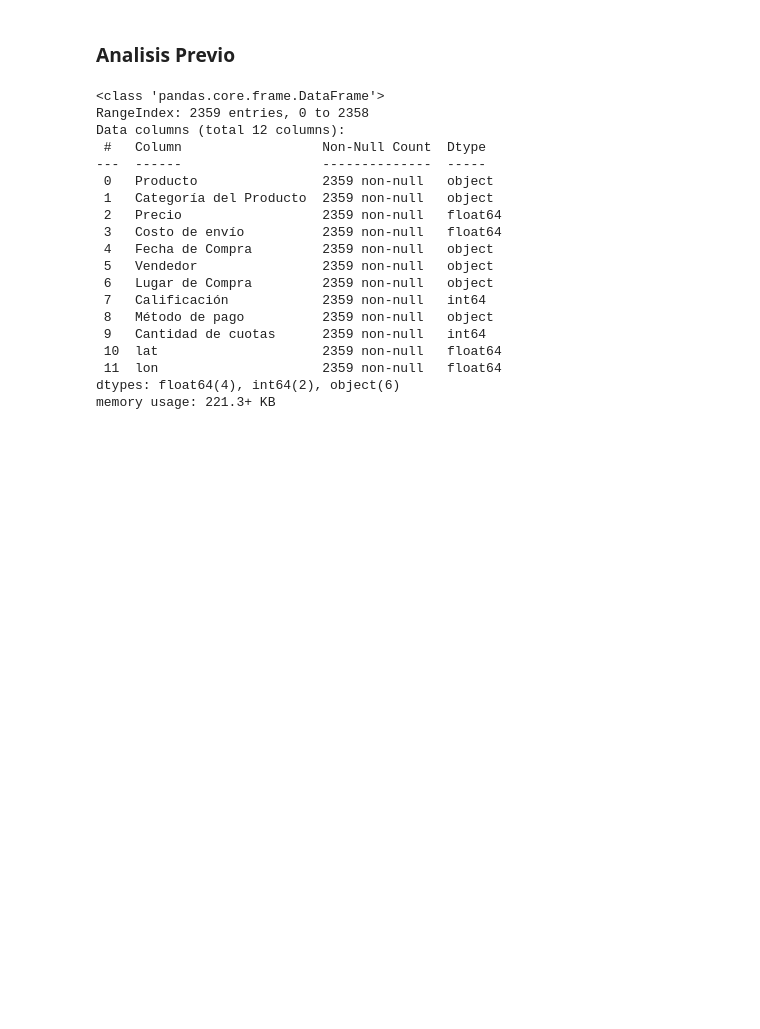
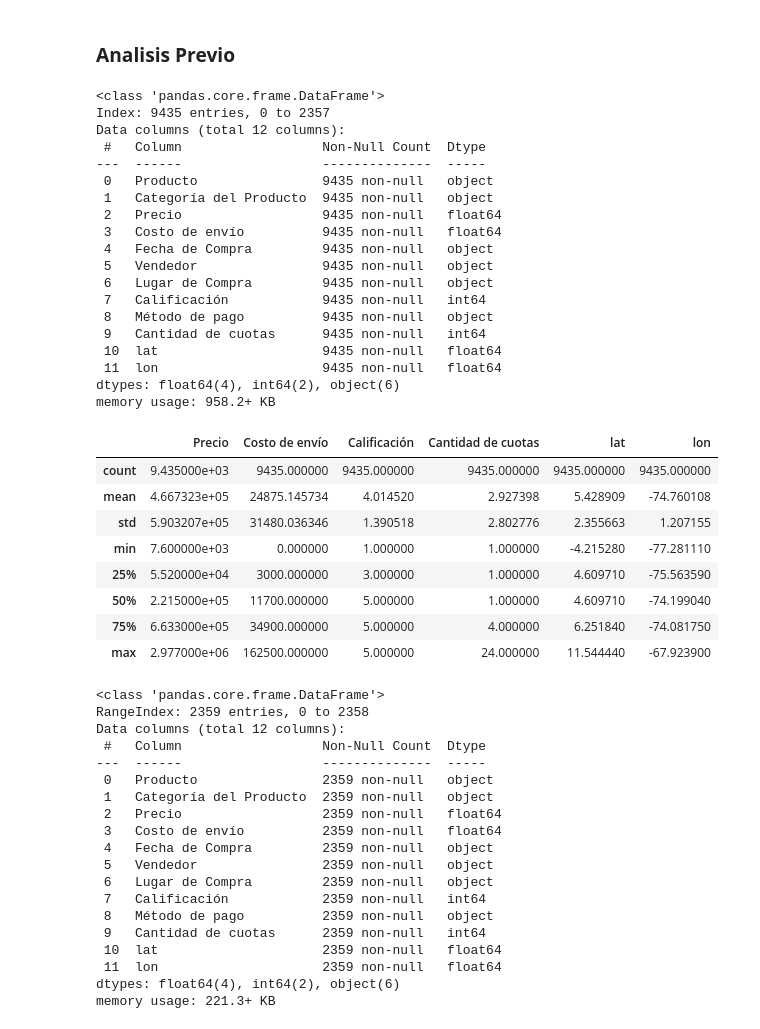
Before and after one commit to JairoCJN/Store-Analysis, a Jupyter notebook: challenge1-data-science-latam/AluraStoreLatam.ipynb, the cells around one changed output. Drawn from its saved outputs; the diff is of its cells as text; code cells hidden in the pictures; blank space fills up the shorter version.

```diff
--- a/challenge1-data-science-latam/AluraStoreLatam.ipynb
+++ b/challenge1-data-science-latam/AluraStoreLatam.ipynb
@@ -10,12 +10,12 @@ url2 = "https://raw.githubusercontent.com/alura-es-cursos/challenge1-data-scienc
 url3 = "https://raw.githubusercontent.com/alura-es-cursos/challenge1-data-science-latam/refs/heads/main/base-de-datos-challenge1-latam/tienda_3.csv"
 url4 = "https://raw.githubusercontent.com/alura-es-cursos/challenge1-data-science-latam/refs/heads/main/base-de-datos-challenge1-latam/tienda_4.csv"
 
-tienda = pd.read_csv(url)
+tienda1= pd.read_csv(url)
 tienda2 = pd.read_csv(url2)
 tienda3 = pd.read_csv(url3)
 tienda4 = pd.read_csv(url4)
 
-tienda.head()
+tienda1.head()
 # %% [output]
 |  | Producto | Categoría del Producto | Precio | Costo de envío | Fecha de Compra | Vendedor | Lugar de Compra | ... |
 | 0 | Asistente virtual | Electrónicos | 164300.0 | 6900.0 | 16/01/2021 | Pedro Gomez | Bogotá | ... |
@@ -25,4 +25,37 @@ tienda.head()
 | 4 | Silla de oficina | Muebles | 335200.0 | 20200.0 | 07/11/2020 | Maria Alfonso | Medellín | ... |
 # %% [markdown]
 ### **Analisis Previo**
+# %%
+tiendas=pd.concat([tienda1,tienda2,tienda3,tienda4])
+tiendas.info()
+tiendas.describe()
+# %% [output]
+<class 'pandas.core.frame.DataFrame'>
+Index: 9435 entries, 0 to 2357
+Data columns (total 12 columns):
+ #   Column                  Non-Null Count  Dtype
+---  ------                  --------------  -----
+ 0   Producto                9435 non-null   object
+ 1   Categoría del Producto  9435 non-null   object
+ 2   Precio                  9435 non-null   float64
+ 3   Costo de envío          9435 non-null   float64
+ 4   Fecha de Compra         9435 non-null   object
+ 5   Vendedor                9435 non-null   object
+ 6   Lugar de Compra         9435 non-null   object
+ 7   Calificación            9435 non-null   int64
+ 8   Método de pago          9435 non-null   object
+ 9   Cantidad de cuotas      9435 non-null   int64
+ 10  lat                     9435 non-null   float64
+ 11  lon                     9435 non-null   float64
+dtypes: float64(4), int64(2), object(6)
+memory usage: 958.2+ KB
+|  | Precio | Costo de envío | Calificación | Cantidad de cuotas | lat | lon |
+| count | 9.435000e+03 | 9435.000000 | 9435.000000 | 9435.000000 | 9435.000000 | 9435.000000 |
+| mean | 4.667323e+05 | 24875.145734 | 4.014520 | 2.927398 | 5.428909 | -74.760108 |
+| std | 5.903207e+05 | 31480.036346 | 1.390518 | 2.802776 | 2.355663 | 1.207155 |
+| min | 7.600000e+03 | 0.000000 | 1.000000 | 1.000000 | -4.215280 | -77.281110 |
+| 25% | 5.520000e+04 | 3000.000000 | 3.000000 | 1.000000 | 4.609710 | -75.563590 |
+| 50% | 2.215000e+05 | 11700.000000 | 5.000000 | 1.000000 | 4.609710 | -74.199040 |
+| 75% | 6.633000e+05 | 34900.000000 | 5.000000 | 4.000000 | 6.251840 | -74.081750 |
+| max | 2.977000e+06 | 162500.000000 | 5.000000 | 24.000000 | 11.544440 | -67.923900 |
 # %%
```
Also changed, not shown: parts of 4 cells of this notebook.
